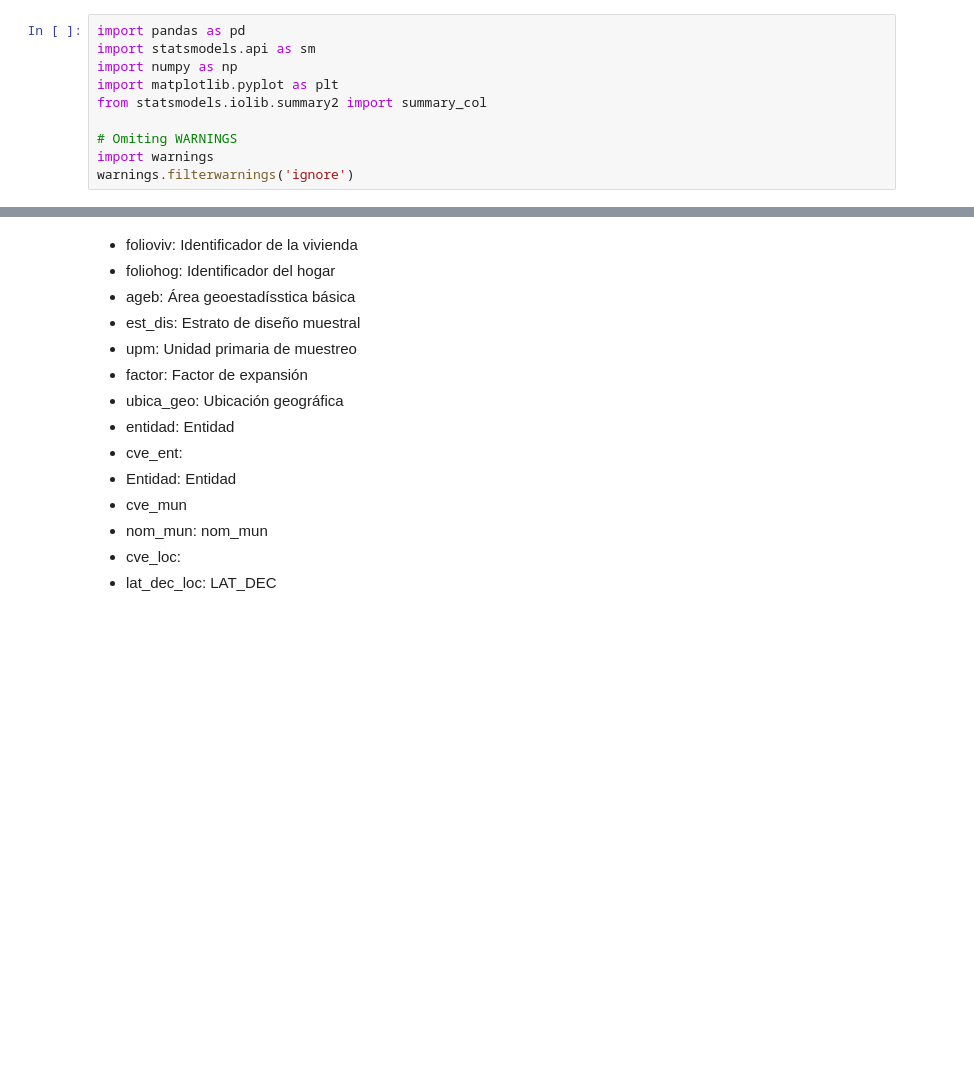
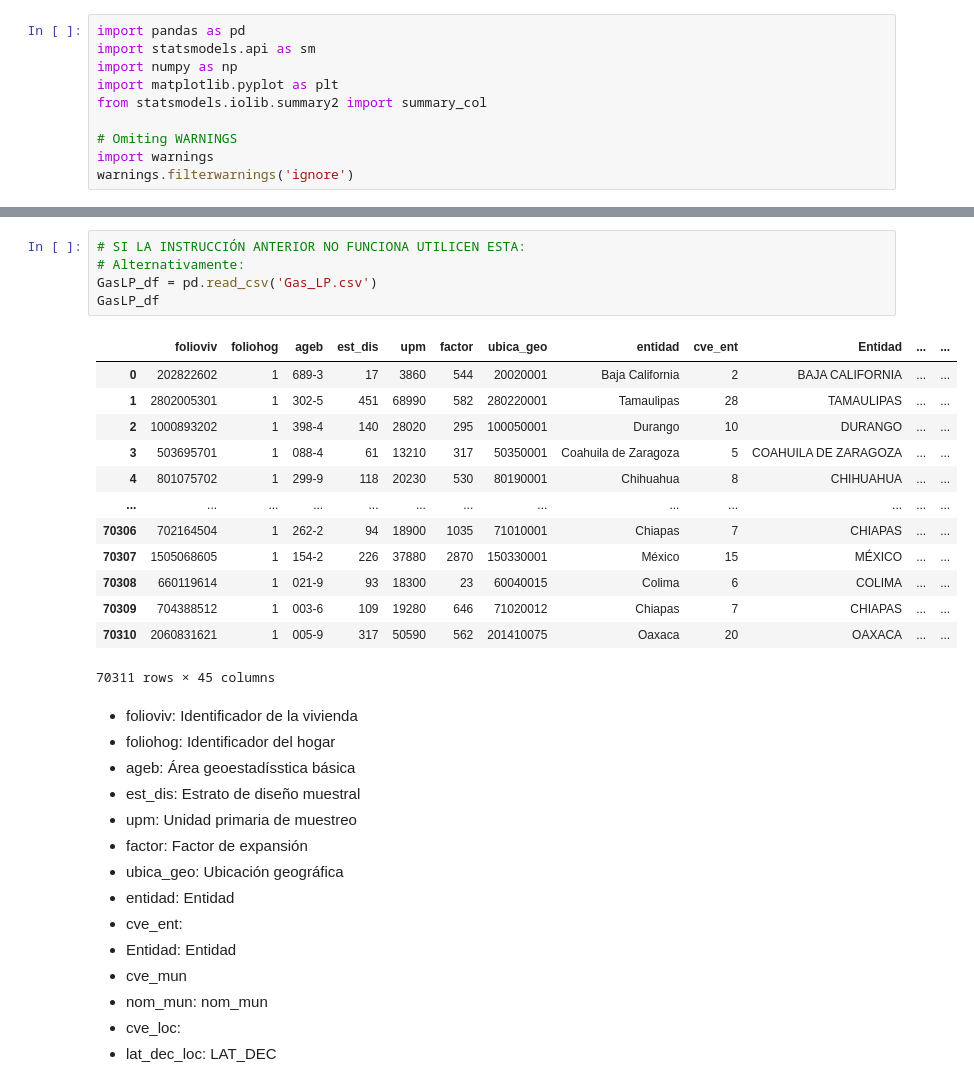
Before and after one commit to benjov/Modelos_No_Lineales, a Jupyter notebook: Clase_CensoredRegression/Datos_Censurados.ipynb, the cells around one changed output, grey strips where cells are left out. Drawn from its saved outputs; the diff is of its cells as text; blank space fills up the shorter version.

```diff
--- a/Clase_CensoredRegression/Datos_Censurados.ipynb
+++ b/Clase_CensoredRegression/Datos_Censurados.ipynb
@@ -32,6 +32,25 @@ GasLP_df
 | 70309 | 0704388512 | 1 | 003-6 | 109 | 0019280 | 646.0 | 071020012 | Chiapas | 7.0 | CHIAPAS | ... | ... |
 | 70310 | 2060831621 | 1 | 005-9 | 317 | 0050590 | 562.0 | 201410075 | Oaxaca | 20.0 | OAXACA | ... | ... |
 70311 rows × 45 columns
+# %%
+# SI LA INSTRUCCIÓN ANTERIOR NO FUNCIONA UTILICEN ESTA:
+# Alternativamente:
+GasLP_df = pd.read_csv('Gas_LP.csv')
+GasLP_df
+# %% [output]
+|  | folioviv | foliohog | ageb | est_dis | upm | factor | ubica_geo | entidad | cve_ent | Entidad | ... | ... |
+| 0 | 202822602 | 1 | 689-3 | 17 | 3860 | 544 | 20020001 | Baja California | 2 | BAJA CALIFORNIA | ... | ... |
+| 1 | 2802005301 | 1 | 302-5 | 451 | 68990 | 582 | 280220001 | Tamaulipas | 28 | TAMAULIPAS | ... | ... |
+| 2 | 1000893202 | 1 | 398-4 | 140 | 28020 | 295 | 100050001 | Durango | 10 | DURANGO | ... | ... |
+| 3 | 503695701 | 1 | 088-4 | 61 | 13210 | 317 | 50350001 | Coahuila de Zaragoza | 5 | COAHUILA DE ZARAGOZA | ... | ... |
+| 4 | 801075702 | 1 | 299-9 | 118 | 20230 | 530 | 80190001 | Chihuahua | 8 | CHIHUAHUA | ... | ... |
+| ... | ... | ... | ... | ... | ... | ... | ... | ... | ... | ... | ... | ... |
+| 70306 | 702164504 | 1 | 262-2 | 94 | 18900 | 1035 | 71010001 | Chiapas | 7 | CHIAPAS | ... | ... |
+| 70307 | 1505068605 | 1 | 154-2 | 226 | 37880 | 2870 | 150330001 | México | 15 | MÉXICO | ... | ... |
+| 70308 | 660119614 | 1 | 021-9 | 93 | 18300 | 23 | 60040015 | Colima | 6 | COLIMA | ... | ... |
+| 70309 | 704388512 | 1 | 003-6 | 109 | 19280 | 646 | 71020012 | Chiapas | 7 | CHIAPAS | ... | ... |
+| 70310 | 2060831621 | 1 | 005-9 | 317 | 50590 | 562 | 201410075 | Oaxaca | 20 | OAXACA | ... | ... |
+70311 rows × 45 columns
 # %% [markdown]
 * folioviv: Identificador de la vivienda
 * foliohog: Identificador del hogar
```
Also changed, not shown: parts of 4 cells of this notebook, 1 other file.
